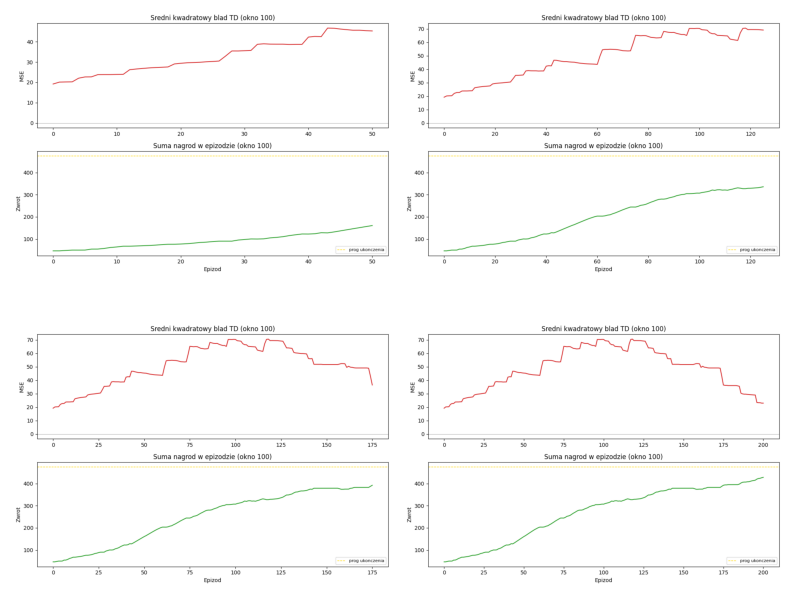
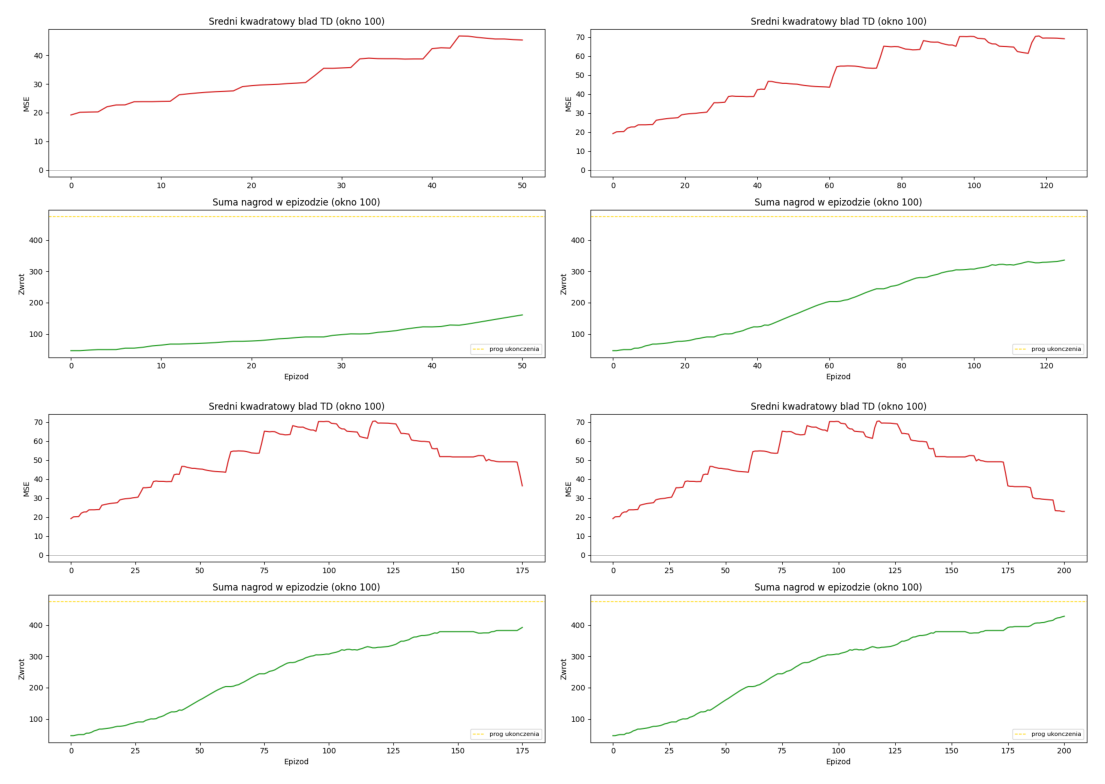
The change to this notebook cell's code, shown as a diff; its figure went from the first image to the second:
--- before
+++ after
@@ -7,3 +7,3 @@
 img_matrix = [[f"{prefix}/learning_{ep:05d}.png" for ep in row] for row in episodes_grid]
 
-plot_image_matrix(img_matrix, figsize=(10, 8), wspace=0.02, hspace=0.02)
+plot_image_matrix(img_matrix, figsize=(14, 10))

Commit: asdf